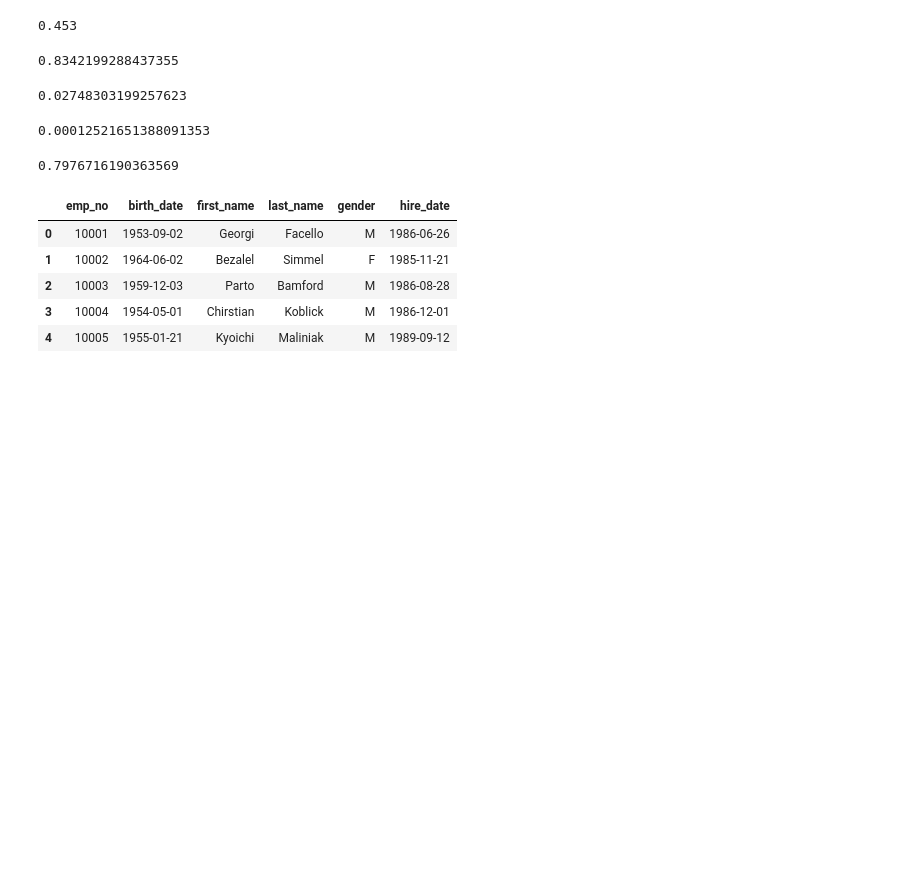
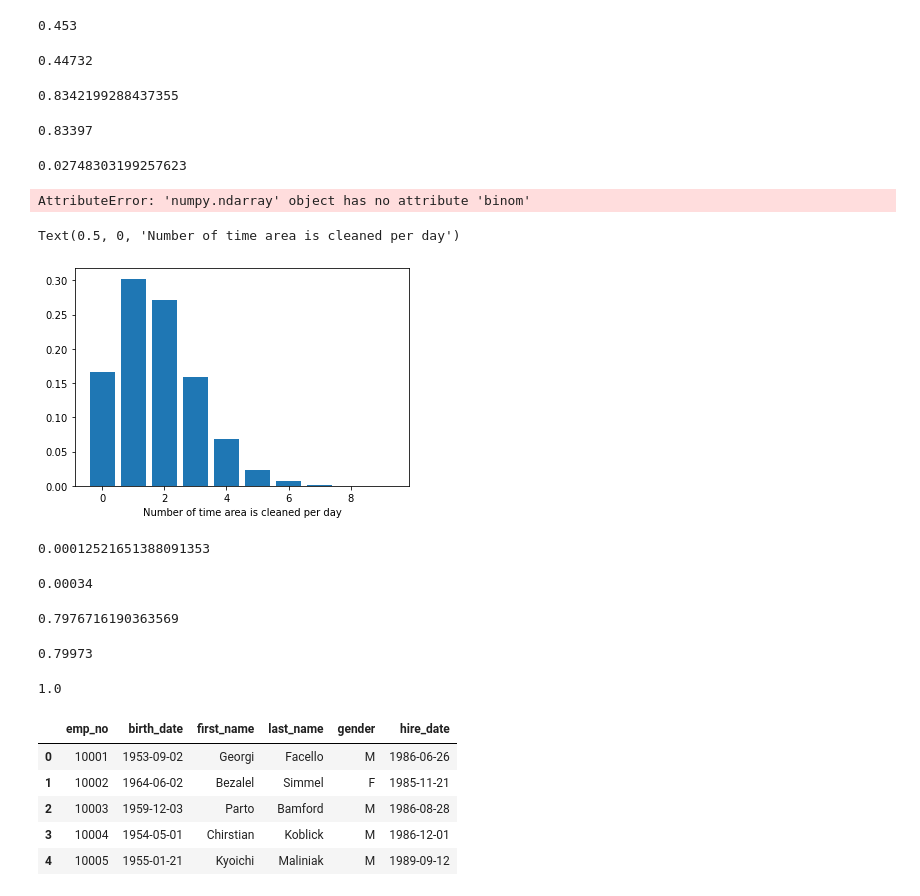
Before and after one commit to chriseverts/statistics-exercises, a Jupyter notebook: probability_distributions.ipynb, the cells around one changed output. Drawn from its saved outputs; the diff is of its cells as text; code cells hidden in the pictures; blank space fills up the shorter version.

Commit message:
more answers

```diff
--- a/probability_distributions.ipynb
+++ b/probability_distributions.ipynb
@@ -66,9 +66,9 @@ drive_up.sf(0)
 
 gpa = stats.norm(μ,σ)
 
-top_5_percent = gpa.isf(.05)
+stats = gpa.isf(.05)
 
-top_5_percent
+stats
 # %% [output]
 3.4934560880854417
 # %%
@@ -135,6 +140,14 @@ correct_answers = stats.binom(n_trials,p)
 round(correct_answers.sf(0),3)
 # %% [output]
 0.453
+# %%
+# Using simulation
+
+correct_answers = np.random.choice([0,1], (100_000, 59), p = [0.99, 0.01])
+
+(correct_answers.sum(axis =1) > 0).mean()
+# %% [output]
+0.44732
 # %%
 #5. The codeup staff tends to get upset when the student break area is not cleaned up.
 #Suppose that there's a 3% chance that any one student cleans the break area when they visit it, and, on any given day, about 90% of the 3 active cohorts of 22 students visit the break area.
@@ -150,6 +163,14 @@ clean_up = stats.binom(n_trials,p)
 clean_up.sf(0)
 # %% [output]
 0.8342199288437355
+# %%
+# Using simulation
+
+clean_up = np.random.choice([0,1], (100_000, 59), p = [0.97, 0.03])
+
+(clean_up.sum(axis =1) > 0).mean()
+# %% [output]
+0.83397
 # %%
 #How likely is it that the break area gets cleaned up each day?
 #two days
@@ -160,6 +181,23 @@ clean_up = stats.binom(n_trials*2,p)
 clean_up.pmf(0)
 # %% [output]
 0.02748303199257623
+# %%
+# Using simulation????
+
+clean_up = np.random.choice([0,1], (100_000, 59), p = [0.97, 0.03])
+
+clean_up.binom (n_trials * 5, p).pmf(0)
+# %% [output]
+AttributeError: 'numpy.ndarray' object has no attribute 'binom'
+# %%
+x = np.arange(0, 10)
+y = stats.binom(n_trials,p).pmf(x)
+
+plt.bar(x, y)
+plt.xlabel('Number of time area is cleaned per day')
+# %% [output]
+Text(0.5, 0, 'Number of time area is cleaned per day')
+[figure, added]
 # %%
 ##All week?
 
@@ -170,6 +208,14 @@ clean_up = stats.binom(n_trials*5,p)
 clean_up.pmf(0)
 # %% [output]
 0.00012521651388091353
+# %%
+# Using simulation????
+
+clean_up = np.random.choice([0,1], (100_000, 59), p = [0.97, 0.03])
+
+(clean_up.sum(axis =1) > 7).mean()
+# %% [output]
+0.00034
 # %%
 ##6. You want to get lunch at La Panaderia, but notice that the line is usually very long at lunchtime.
 #After several weeks of careful observation, you notice that the average number of people in line when your lunch break starts is normally distributed with a mean of 15 and standard deviation of 3.
@@ -187,6 +233,18 @@ wait_time = stats.norm(mean, standev)
 wait_time.cdf(35)
 # %% [output]
 0.7976716190363569
+# %%
+(np.random.normal(30, 6, 100_000) < 35).mean()
+# %% [output]
+0.79973
+# %%
+n_trials = nrows = 10_000
+n_subj = ncols = 1
+
+wait_time = np.random.normal(mean,standev,size=(n_trials,n_subj))
+(wait_time.sum(axis =1) > 0).mean()
+# %% [output]
+1.0
 # %%
 #7. Connect to the employees database and find the average salary of current employees, along with the standard deviation.
 ##For the following questions, calculate the answer based on modeling the employees salaries with a normal distribution defined by the calculated mean and standard deviation then compare this answer to the actual values present in the salaries dataset.
```
Also changed, not shown: parts of 7 cells of this notebook.
